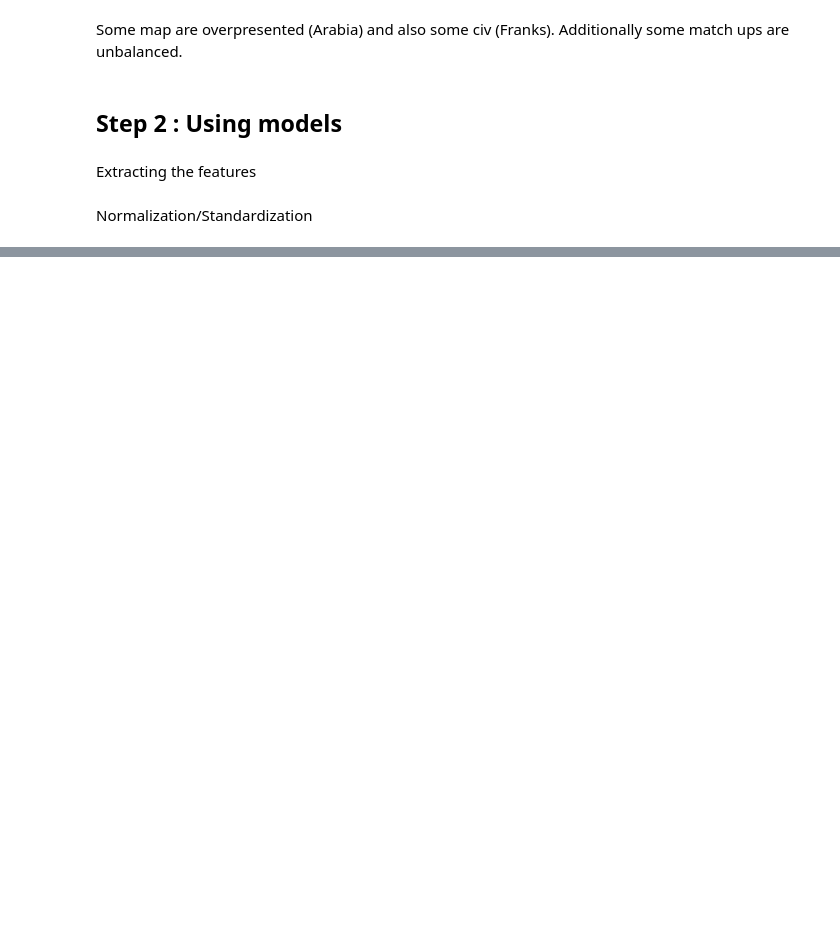
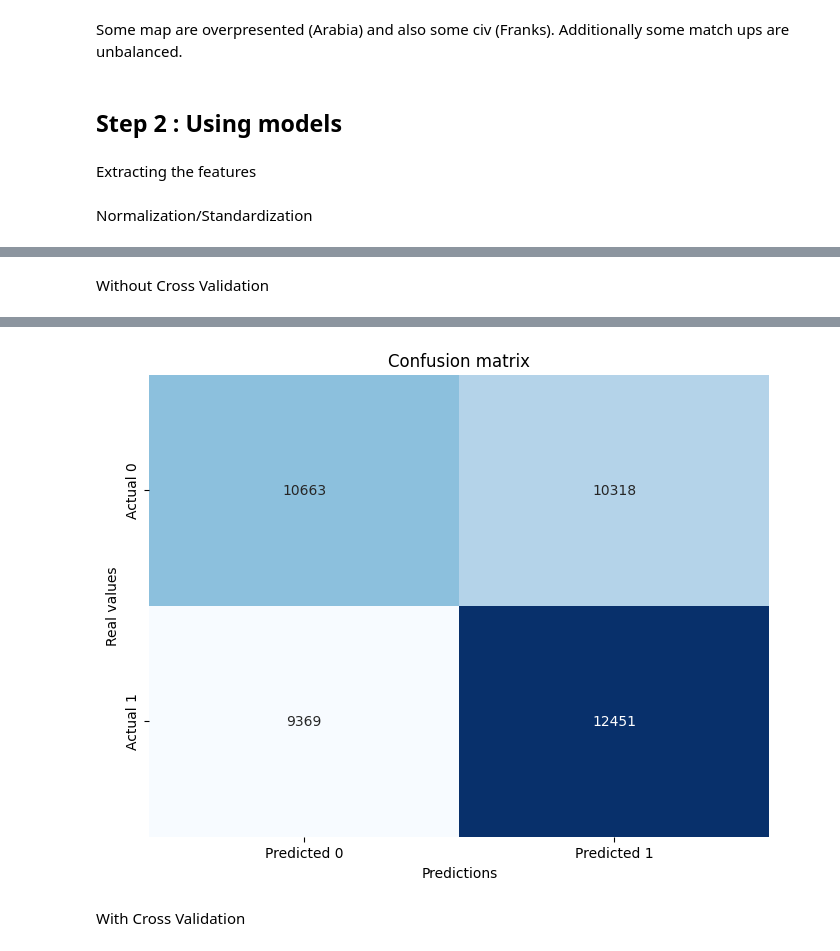
Before and after one commit to RissRyan/Software-1-ML-Project, a Jupyter notebook: soft1.ipynb, the cells around one changed output, grey strips where cells are left out. Saved outputs shown, nothing was run; the diff lists cells and outputs as text; code cells hidden in the pictures; blank space fills up the shorter version.

```diff
--- a/soft1.ipynb
+++ b/soft1.ipynb
@@ -147,7 +167,7 @@ Some map are overpresented (Arabia) and also some civ (Franks). Additionally som
 # %% [markdown]
 Extracting the features
 # %%
-features = aoeData[['duration', 'elo', 'p1_civ', 'p2_civ', 'p1_xpos', 'p2_xpos', 'p1_ypos', 'p2_ypos', 'winner']]
+features = aoeData[['duration', 'map', 'elo', 'p1_civ', 'p2_civ', 'p1_xpos', 'p2_xpos', 'p1_ypos', 'p2_ypos', 'winner']]
 
 target = features['winner']
 features = features.drop('winner', axis=1)
@@ -168,6 +188,7 @@ featuresScaled[columsToMinMax] = minMaxScaler.fit_transform(features[columsToMin
 
 # One-hot encode civilizations
 featuresScaled = pd.get_dummies(featuresScaled, columns=['p1_civ', 'p2_civ'], prefix=['p1_civ', 'p2_civ'])
+featuresScaled = pd.get_dummies(featuresScaled, columns=['map'], prefix=['map'])
 
 # Séparation des données
 X_train_scaled, X_test_scaled, y_train, y_test = train_test_split(
@@ -183,3 +217,5 @@ print(X_train_scaled.iloc[0, :])
+# %% [markdown]
+Without Cross Validation
 # %%
 # Create the model
 model = Sequential()
@@ -206,7 +242,8 @@ plt.figure(figsize=(8, 6))
 sns.heatmap(conf_matrix, annot=True, fmt='d', cmap='Blues', cbar=False,
             xticklabels=['Predicted 0', 'Predicted 1'],
             yticklabels=['Actual 0', 'Actual 1'])
-plt.title('Matrice de Confusion')
-plt.xlabel('Prédictions')
-plt.ylabel('Valeurs Réelles')
+plt.title('Confusion matrix')
+plt.xlabel('Predictions')
+plt.ylabel('Real values')
 plt.show()
+# %% [output]
@@ -213,3 +267,6 @@ plt.show()
+[figure, added]
+# %% [markdown]
+With Cross Validation
 # %%
 import numpy as np
 import pandas as pd
```
Also changed, not shown: parts of 10 cells of this notebook, 1 other file.
